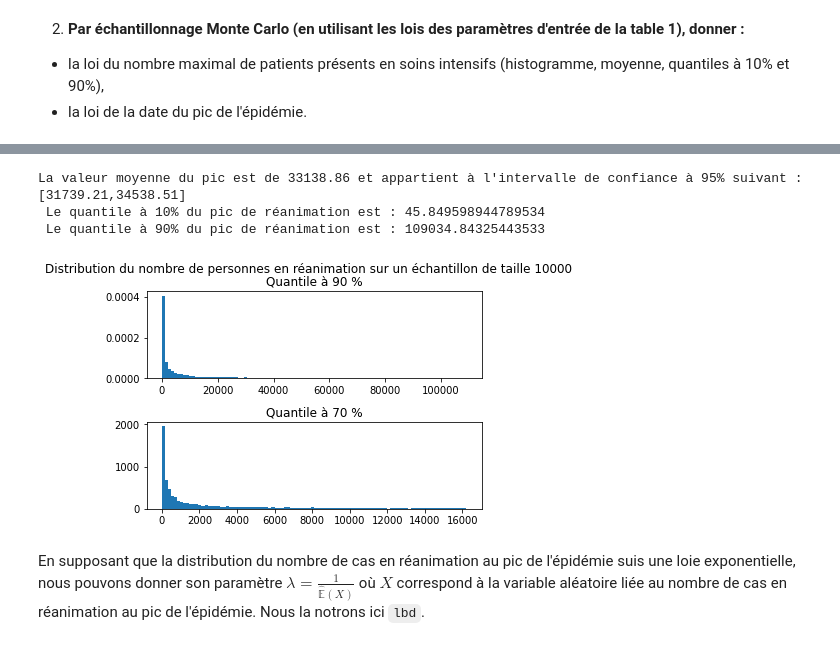
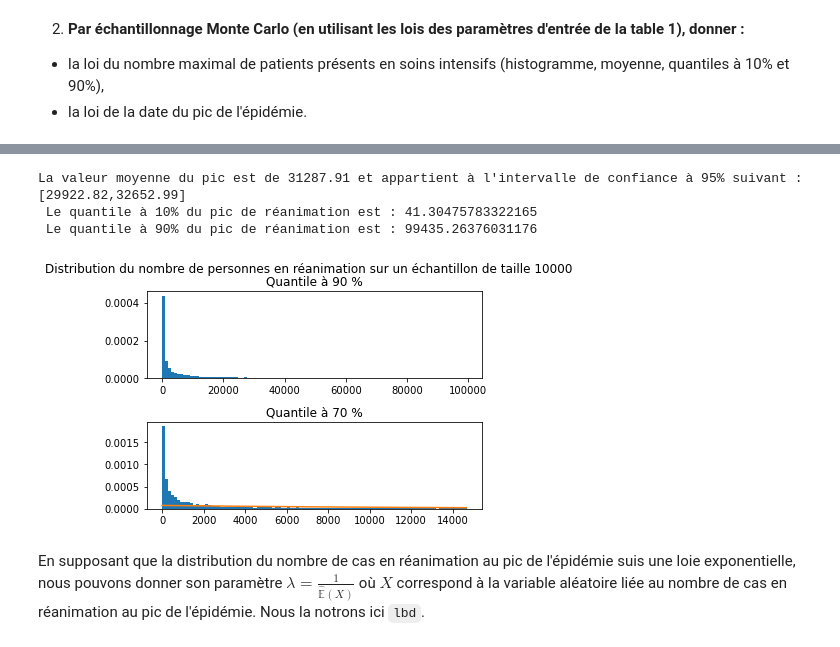
Before and after one commit to SwannChelly/MAP568, a Jupyter notebook: src/Project.ipynb, the cells around one changed output, grey strips where cells are left out. Cells and saved outputs as stored; diff of their text form; code cells hidden in the pictures.

```diff
--- a/src/Project.ipynb
+++ b/src/Project.ipynb
@@ -77,4 +78,4 @@ def equa_diff(syst,temps,variables, constants):
     DD_R = (variables['lambda_1']+constants['gamma_IH']+constants['gamma_IU'])*I_moins-D_R
 
 
-    return(DS,DI_moins,DI_plus,DR_moins,DR_plus_I,DH,DU,DR_plus_H,DD,DD_R)
+    return([DS,DI_moins,DI_plus,DR_moins,DR_plus_I,DH,DU,DR_plus_H,DD,DD_R])
@@ -102,7 +144,7 @@ Text(0, 0.5, 'Nombre de personne en réanimation')
 
 M = 10000
 
-def Monte_Carlo(M):
+def Monte_Carlo(M, methode):
     """
     Echantillonage de Monte Carlo
 
@@ -127,15 +169,26 @@ def Monte_Carlo(M):
     peak_value,peak_day, pos = [],[], []
     pbar = ProgressBar()
     for i in pbar(range(M)):
-        variables = init_variables(deltaT=0.01,global_constants = global_constants)
-        constants = compute_constants(variables)
-        syst_CI=array([global_constants['S_0'],variables['I_moins_0'],0,0,0,0,0,0,0,0])
-        simulation=odeint(equa_diff,syst_CI,constants['t'], args = (variables,constants))
-        peak_value.append(np.max(simulation[:,6]))
-        peak_day.append(int(np.argmax(list(simulation[:,6]))*global_constants['deltaT']))
-        pos.append(np.max(simulation[:,1]))
+        if methode == 'odeint':
+            variables = init_variables(deltaT=global_constants['deltaT'],global_constants = global_constants)
+            constants = compute_constants(variables)
+            syst_CI=array([global_constants['S_0'],variables['I_moins_0'],0,0,0,0,0,0,0,0])
+            simulation=odeint(equa_diff,syst_CI,constants['t'], args = (variables,constants))
+            peak_value.append(np.max(simulation[:,6]))
+            peak_day.append(int(np.argmax(list(simulation[:,6]))*global_constants['deltaT']))
+            pos.append(np.max(simulation[:,1]))
+        if methode == 'euler' :
+            variables = init_variables(deltaT=global_constants['deltaT'],global_constants = global_constants)
+            constants = compute_constants(variables)
+            simulation = np.transpose(resolution_systeme(global_constants['deltaT'],constants, variables, set_size = global_constants['set_size']))
+            #peak_value.append(np.max(simulation[6]))
+            #peak_day.append(int(np.argmax(list(simulation[6]))*global_constants['deltaT']))
+            #pos.append(np.max(simulation[1]))
+            peak_value.append(np.max(simulation[:,6]))
+            peak_day.append(int(np.argmax(list(simulation[:,6]))*global_constants['deltaT']))
+            pos.append(np.max(simulation[:,1]))
 
     return (peak_value,peak_day,pos)
 
-peak_value,peak_day,pos = Monte_Carlo(M)
+peak_value,peak_day,pos = Monte_Carlo(M, methode = 'odeint')
 # %% [output]
@@ -145,28 +201,32 @@ Echantillonnage de Monte Carlo sur 10000 simulations
 # %%
 mean_value = np.mean(peak_value)
 var_value  = np.var(peak_value)
 q_10 = np.quantile(peak_value, 0.1, axis = None)
 q_70 = np.quantile(peak_value, 0.7, axis = None)
 q_90 = np.quantile(peak_value, 0.9, axis = None)
 print(f"La valeur moyenne du pic est de {round(mean_value,2)} et appartient à l'intervalle de confiance à 95% suivant : [{max(0,round(mean_value-1.96*np.sqrt(var_value/M),2))},{round(mean_value+1.96*np.sqrt(var_value/M),2)}] ")
 print(f" Le quantile à 10% du pic de réanimation est : {q_10}")
 print(f" Le quantile à 90% du pic de réanimation est : {q_90}")
 
 # Compte tenu de la valeur du quantile à 90% nous tronquons donc la liste par soucis de visibilité.
 
 
 fig, axs = plt.subplots(2)
 fig.suptitle(f"Distribution du nombre de personnes en réanimation sur un échantillon de taille {M}")
 axs[0].hist([value for value in peak_value if value < q_90], bins = 100, density = 1)
 axs[0].set_title('Quantile à 90 %')
-axs[1].hist([value for value in peak_value if value < q_70], bins = 100)
+axs[1].hist([value for value in peak_value if value < q_70], bins = 100, density = True)
 axs[1].set_title('Quantile à 70 %')
+x=np.arange(0,max([value for value in peak_value if (value < q_70)]), 0.01)
+Moy = np.mean([value for value in peak_value if ( value > q_10 and value < q_90)])
+Median = np.median([value for value in peak_value if (value < q_70)])
+axs[1].plot(x,stats.expon.pdf(x, scale=Moy), label="densité")
 plt.subplots_adjust(hspace=0.5)
 # %% [output]
-La valeur moyenne du pic est de 33138.86 et appartient à l'intervalle de confiance à 95% suivant : [31739.21,34538.51]
- Le quantile à 10% du pic de réanimation est : 45.849598944789534
- Le quantile à 90% du pic de réanimation est : 109034.84325443533
+La valeur moyenne du pic est de 31287.91 et appartient à l'intervalle de confiance à 95% suivant : [29922.82,32652.99]
+ Le quantile à 10% du pic de réanimation est : 41.30475783322165
+ Le quantile à 90% du pic de réanimation est : 99435.26376031176
-[figure, old version]
+[figure, new version]
 # %% [markdown]
 En supposant que la distribution du nombre de cas en réanimation au pic de l'épidémie suis une loie exponentielle, nous pouvons donner son paramètre $\lambda = \frac{1}{\mathbb{\hat{E}}(X)}$ où $X$ correspond à la variable aléatoire liée au nombre de cas en réanimation au pic de l'épidémie. Nous la notrons ici `lbd`.
 # %%
```
Also changed, not shown: parts of 21 cells of this notebook, 4 other files.
